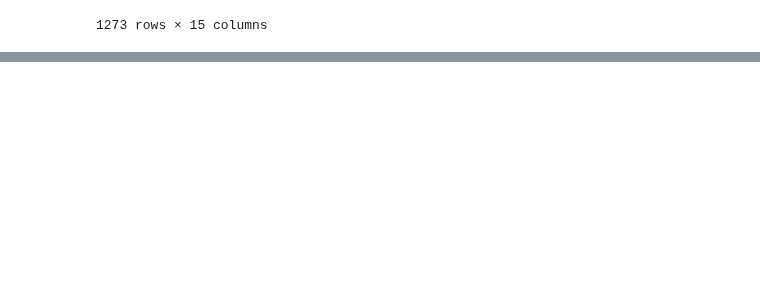
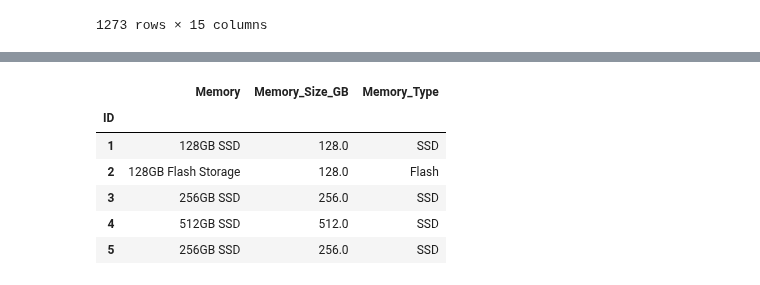
Before and after one commit to khoulaCode/machine-learning-code-orbit, a Jupyter notebook: team_members/from_tariq/preprocessing-data.ipynb, the cells around one changed output, grey strips where cells are left out. Cells and saved outputs as stored; diff of their text form; code cells hidden in the pictures; blank space fills up the shorter version.

```diff
--- a/team_members/from_tariq/preprocessing-data.ipynb
+++ b/team_members/from_tariq/preprocessing-data.ipynb
@@ -303,0 +336,26 @@ df
+# %%
+import re
+
+def extract_memory_info(mem_str):
+    parts = re.findall(r'(\d+\.?\d*)(TB|GB)\s*([A-Za-z0-9]+)', mem_str)
+    total_gb = 0
+    types = []
+    for size, unit, mem_type in parts:
+        size = float(size)
+        if unit == 'TB':
+            size *= 1024
+        total_gb += size
+        types.append(mem_type)
+    return total_gb, '+'.join(types)
+
+df['Memory_Size_GB'], df['Memory_Type'] = zip(*df['Memory'].map(extract_memory_info))
+
+df[['Memory', 'Memory_Size_GB', 'Memory_Type']].head()
+# %% [output]
+|  | Memory | Memory_Size_GB | Memory_Type |
+| ID |  |  |  |
+| 1 | 128GB SSD | 128.0 | SSD |
+| 2 | 128GB Flash Storage | 128.0 | Flash |
+| 3 | 256GB SSD | 256.0 | SSD |
+| 4 | 512GB SSD | 512.0 | SSD |
+| 5 | 256GB SSD | 256.0 | SSD |
```
Also changed, not shown: parts of 14 cells of this notebook.
